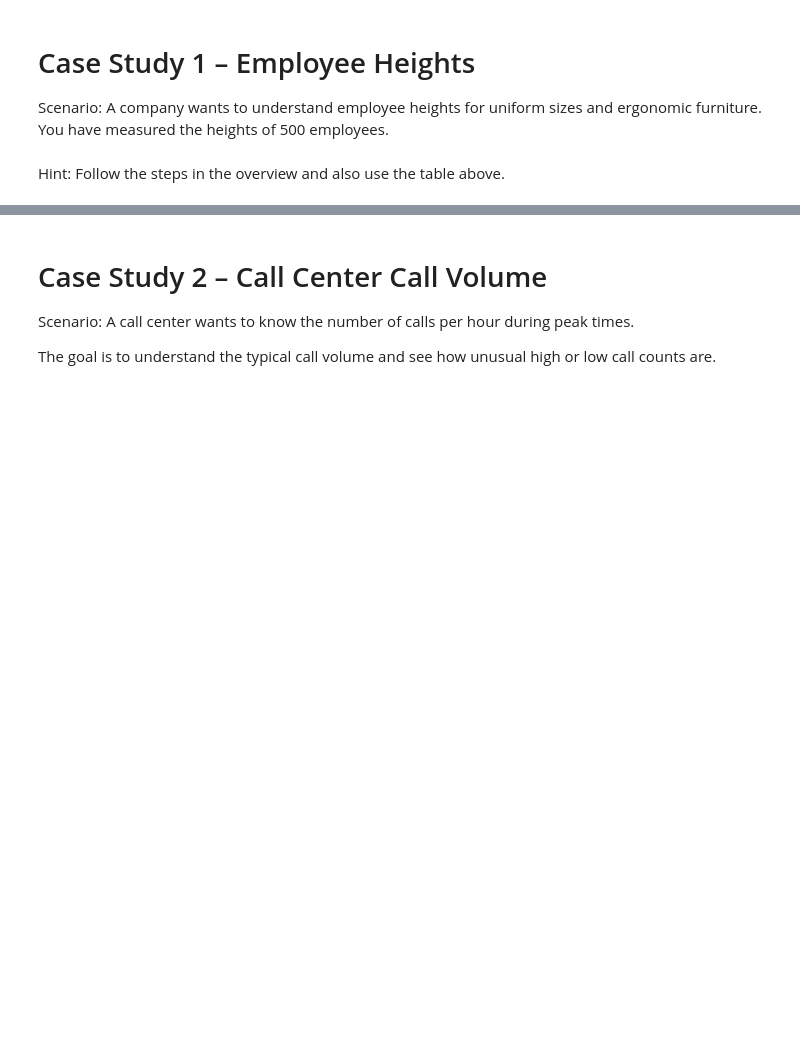
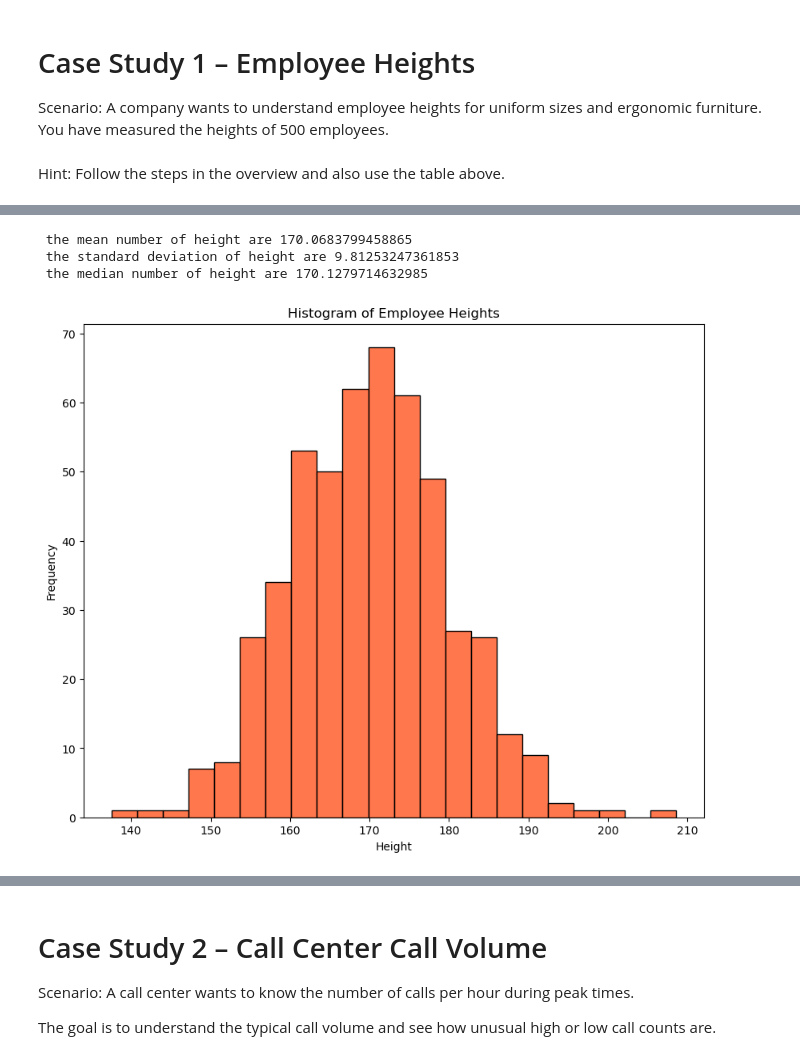
Before and after one commit to amandawang90-spec/neuefische-data-analysis-180825-advanced_analytics_module_and_projects, a Jupyter notebook: 01_distribution_functions/exercises/Distribution_Functions_Exercise.ipynb, the cells around one changed output, grey strips where cells are left out. Saved outputs shown, nothing was run; the diff lists cells and outputs as text; code cells hidden in the pictures; blank space fills up the shorter version.

```diff
--- a/01_distribution_functions/exercises/Distribution_Functions_Exercise.ipynb
+++ b/01_distribution_functions/exercises/Distribution_Functions_Exercise.ipynb
@@ -32,0 +39,2 @@ Hint: Follow the steps in the overview and also use the table above.
+# %%
+df_employee_heights = pd.read_csv("../data/employee_heights.csv")
@@ -32,0 +65,17 @@ Hint: Follow the steps in the overview and also use the table above.
+# %%
+print(f" the mean number of height are {mean_height}")
+print(f" the standard deviation of height are {std_dev_height}")
+print(f" the median number of height are {median_height}")
+# %% [output]
+ the mean number of height are 170.0683799458865
+ the standard deviation of height are 9.81253247361853
+ the median number of height are 170.1279714632985
+# %%
+plt.figure(figsize=(10,8))
+sns.histplot(df_employee_heights["height"], kde=False, color='#ff4a11ff')
+plt.title('Histogram of Employee Heights')
+plt.xlabel('Height')
+plt.ylabel('Frequency')
+plt.show()
+# %% [output]
+[figure, added]
```
Also changed, not shown: parts of 33 cells of this notebook, 2 other files.
